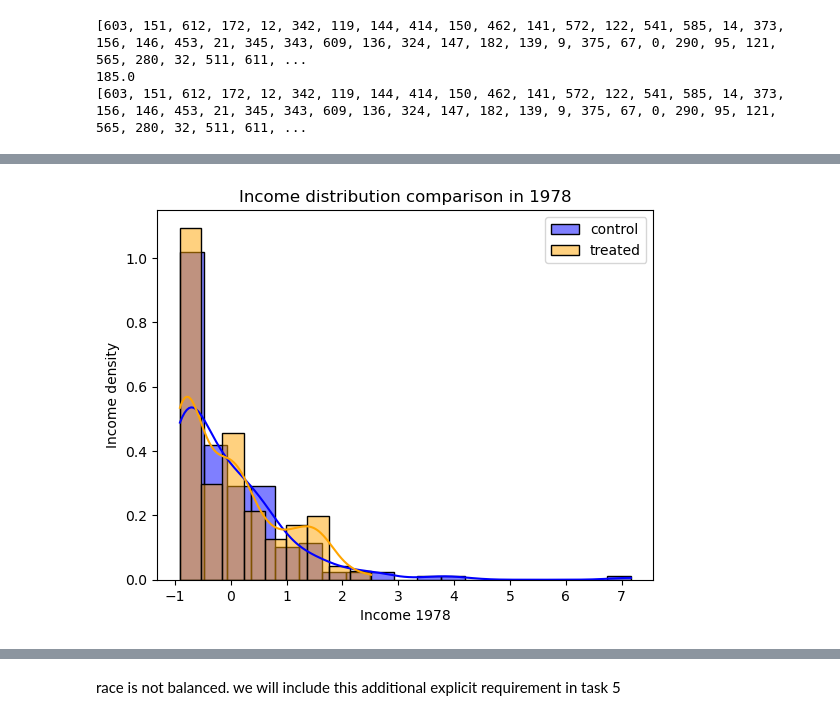
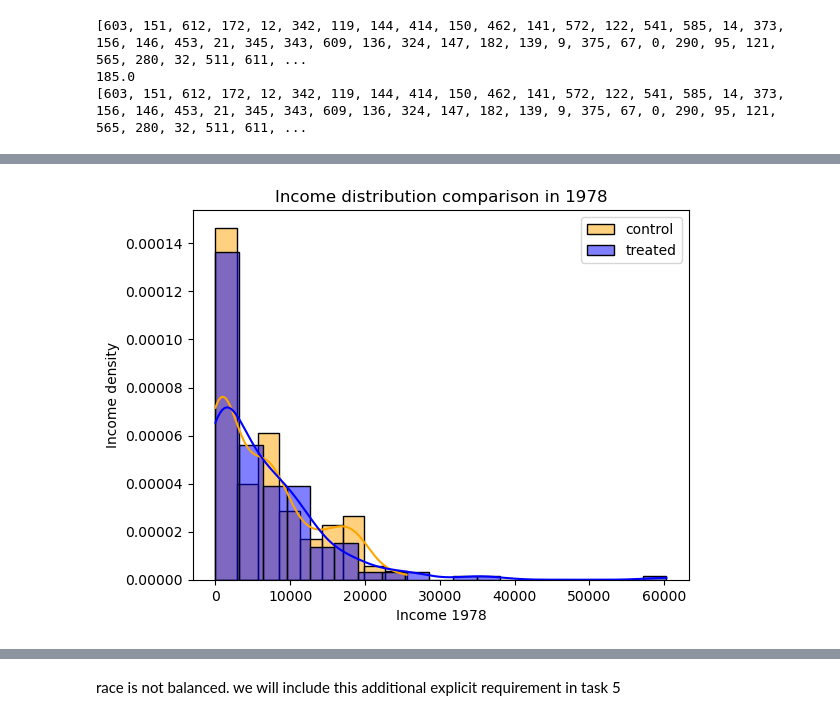
Before and after one commit to CamilleDelgrange/2022, a Jupyter notebook: Tutorials/05 - Observational studies/Observational studies exercise_cam.ipynb, the cells around one changed output, grey strips where cells are left out. Cells and saved outputs as stored; diff of their text form; code cells hidden in the pictures.

```diff
--- a/Tutorials/05 - Observational studies/Observational studies exercise_cam.ipynb
+++ b/Tutorials/05 - Observational studies/Observational studies exercise_cam.ipynb
@@ -189,21 +209,19 @@ plt.show()
 Race: also a discrete variable:
 # %%
 # race
-
-df['white'] = (~(df['black'].astype(bool)) & ~(df['hispan'].astype(bool))).astype(bool)
-group = df.groupby(df.treat)[['white', 'black', 'hispan']].sum()
-group = group.div(group.sum(axis=1), axis=0)
+#df_copy = df_copy.assign(white = (~(df_copy['black'].astype(bool)) & ~(df_copy['hispan'].astype(bool))).astype(bool)) avoid warning
+df_copy['white'] = (~(df_copy['black'].astype(bool)) & ~(df_copy['hispan'].astype(bool))).astype(bool) # white = not black and not hispan, add a new column with booleans
+group = df_copy.groupby(df_copy.treat)[['white', 'black', 'hispan']].sum() # sums up all values for each group race
+group = group.div(group.sum(axis=1), axis=0) # normalizes to 1
 pl = group.plot(kind='bar', figsize=[8,4], rot=0)
 pl.set_title('race')
 pl.set_ylabel('participants')
 pl.set_xlabel('group')
 plt.show()
-df
+df_copy
 # white outnumber the other races in the control group, and on the
 # other hand, in the treated group the proportion of black is almost
 # the only one
-
-#
 # %% [output]
 [figure]
 |  | id | treat | age | educ | black | hispan | married | nodegree | re74 | re75 | re78 | ... |
@@ -268,19 +273,20 @@ df
+# %%
+# Drop the "white" column from df_copy:
+df_copy = df_copy.drop(columns=['white'])
 # %%
-''' your code and explanations ''';
 # let's standardize the continuous features
-df['age'] = (df['age'] - df['age'].mean())/df['age'].std()
-df['educ'] = (df['educ'] - df['educ'].mean())/df['educ'].std()
-df['re74'] = (df['re74'] - df['re74'].mean())/df['re74'].std()
-df['re75'] = (df['re75'] - df['re75'].mean())/df['re75'].std()
-df['re78'] = (df['re78'] - df['re78'].mean())/df['re78'].std()
+df_copy['age'] = (df_copy['age'] - df_copy['age'].mean())/df_copy['age'].std()
+df_copy['educ'] = (df_copy['educ'] - df_copy['educ'].mean())/df_copy['educ'].std()
+df_copy['re74'] = (df_copy['re74'] - df_copy['re74'].mean())/df_copy['re74'].std()
+df_copy['re75'] = (df_copy['re75'] - df_copy['re75'].mean())/df_copy['re75'].std()
+df_copy['re78'] = (df_copy['re78'] - df_copy['re78'].mean())/df_copy['re78'].std()
 
 mod = smf.logit(formula='treat ~ age + educ + C(black) + C(hispan) + C(married) + C(nodegree) + \
-        +re74 + re75 + re78', data=df) #quand est-ce-qu'on met C() ou juste la variable discrète et vice-versa ??
-# same pour re78 ??
+        +re74 + re75 + re78', data=df_copy) # Why don't we take into account re78 ??
 res = mod.fit()
 
 # Extract the estimated propensity scores
-df['Propensity_score'] = res.predict()
+df_copy['Propensity_score'] = res.predict()
 print(res.summary())
 # %% [output]
 Optimization terminated successfully.
@@ -332,0 +355,3 @@ This function captures the difference in scores like a distance, but since the d
+# %%
+df['Propensity_score'] = df_copy['Propensity_score']
+df
@@ -399,12 +463,13 @@ control_matched = df_matched.loc[df['treat'] == 0] #People that didn't attain th
 # %%
 # Outcome re78 after matching treated & control groups: --> re78 is standardized, does it cause a pb on the distribution density ??
-ax = sns.histplot(treated_matched.re78, label='control', color = 'blue',  kde=True, stat='density')
-ax = sns.histplot(control_matched.re78, label='treated', color = 'orange',  kde=True, stat='density')
+ax = sns.histplot(control_matched.re78, label='control', color = 'orange',  kde=True, stat='density')
+ax = sns.histplot(treated_matched.re78, label='treated', color = 'blue',  kde=True, stat='density')
 ax.set(title='Income distribution comparison in 1978', xlabel='Income 1978', ylabel='Income density')
 plt.legend()
 plt.show()
 #Here, we plot the kde because we plot only re78 i.e. the same variable for each of the 2 groups.
+#The distributions look more similar than before, but we still have outliers for treated group.
 # %% [output]
-[figure, old version]
+[figure, new version]
 # %%
 # race
```
Also changed, not shown: parts of 31 cells of this notebook, 5 other files.
